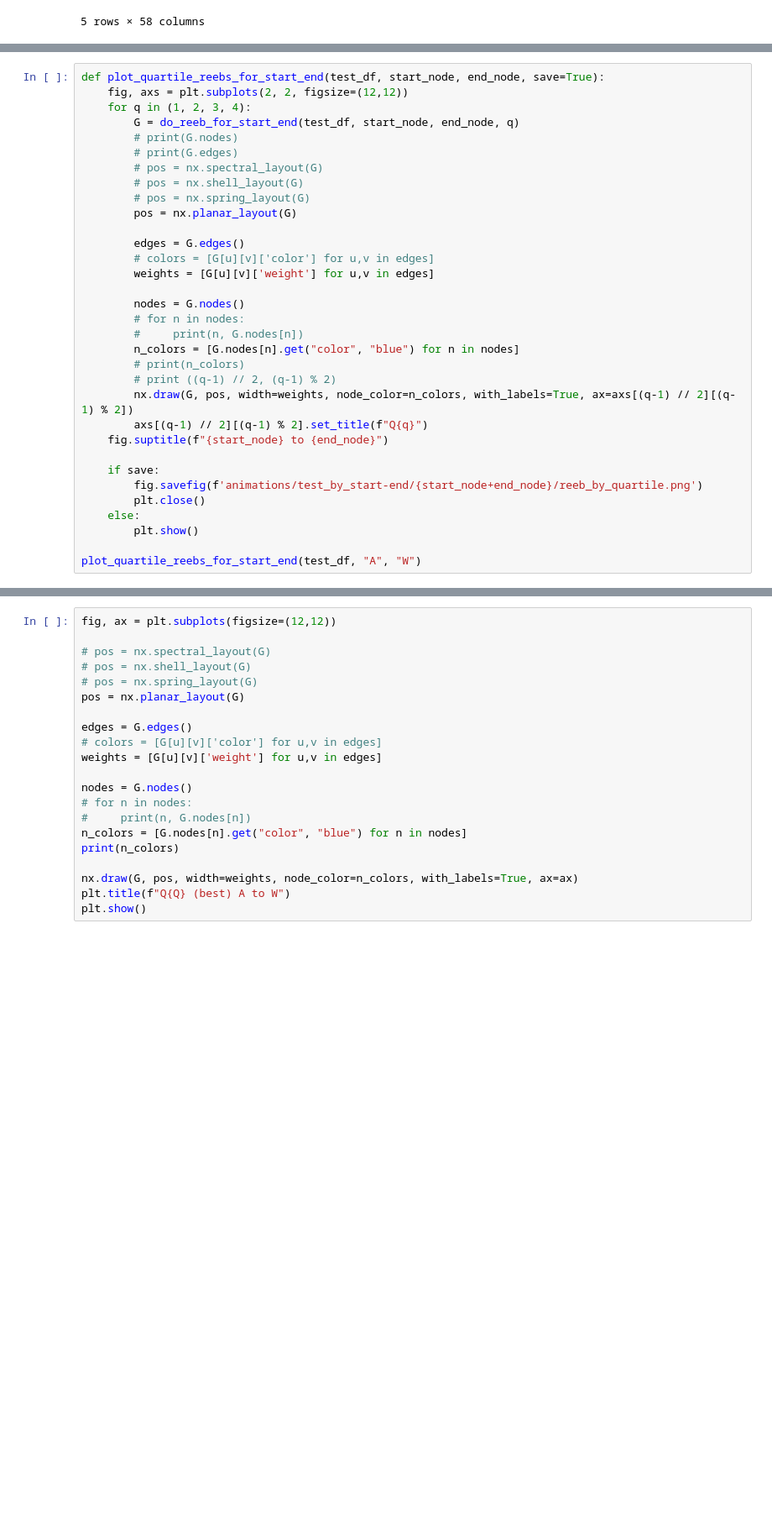
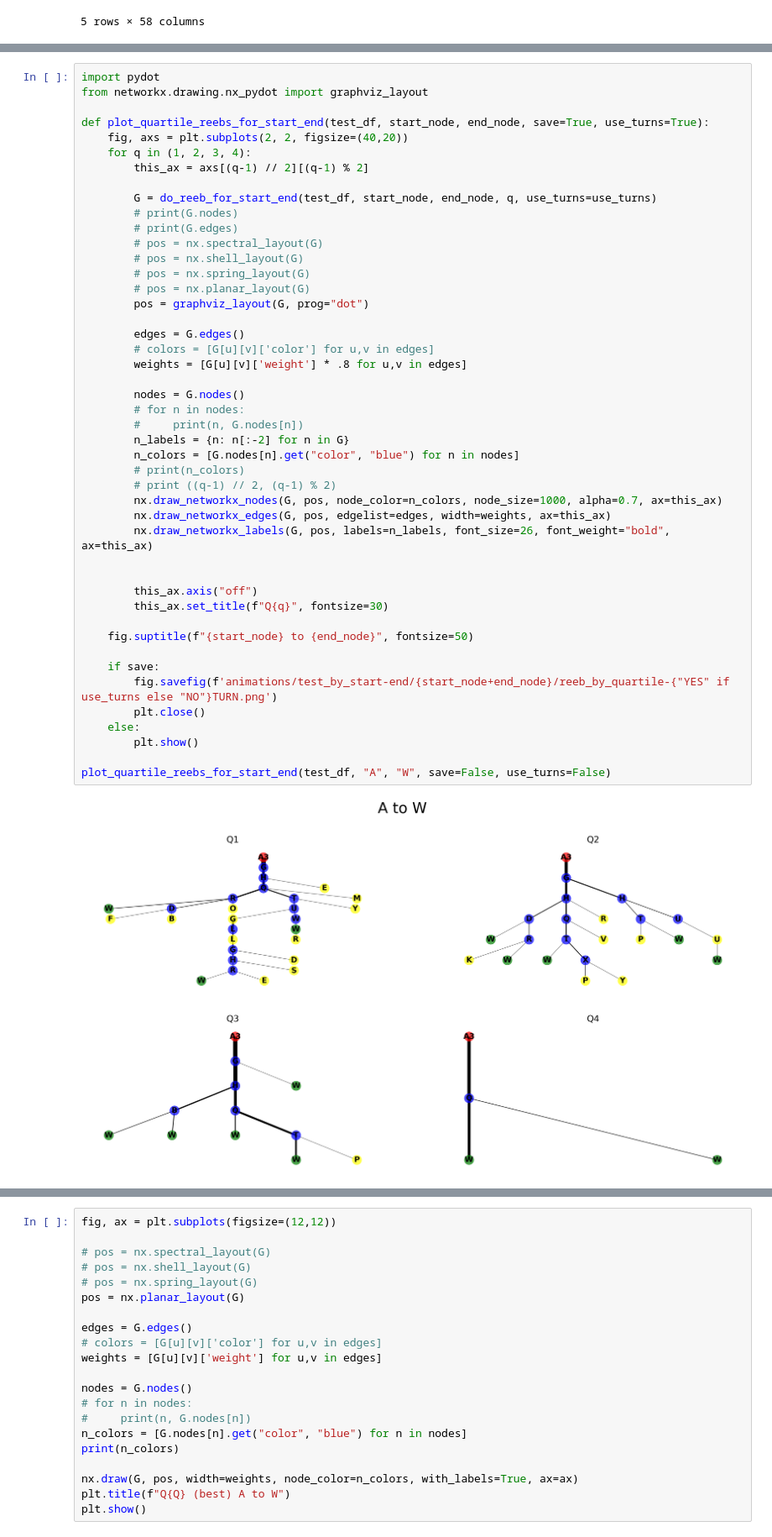
Before and after one commit to geometric-intelligence/mazedyn, a Jupyter notebook: mazedyn/reeb_clean.ipynb, the cells around one changed output, grey strips where cells are left out. Shown: that part at 84% size. Cells and saved outputs as stored; diff of their text form; blank space fills up the shorter version.

```diff
--- a/mazedyn/reeb_clean.ipynb
+++ b/mazedyn/reeb_clean.ipynb
@@ -138,36 +219,51 @@ print(G.edges)
 ['A3_0', 'G3_0', 'G2_0', 'H2_0', 'Q3_0', 'Q2_0', 'R2_0', 'R3_0', 'W4_0', 'F4_0', 'B4_0', 'R1_0', 'M3_0', 'T3_0', 'G4_0', 'Y3_0', 'E4_0', 'G3_1', 'L3_0', 'G1_0', 'W4_1', 'D3_0', 'L3_1', 'W4_2', 'O2_0', ...
 [('A3_0', 'G3_0'), ('G3_0', 'G2_0'), ('G2_0', 'H2_0'), ('G2_0', 'G3_1'), ('G2_0', 'O2_0'), ('H2_0', 'Q3_0'), ('H2_0', 'E4_0'), ('Q3_0', 'Q2_0'), ('Q3_0', 'T3_0'), ('Q2_0', 'R2_0'), ('Q2_0', 'R1_0'), ( ...
 # %%
-def plot_quartile_reebs_for_start_end(test_df, start_node, end_node, save=True):
-    fig, axs = plt.subplots(2, 2, figsize=(12,12))
+import pydot
+from networkx.drawing.nx_pydot import graphviz_layout
+
+def plot_quartile_reebs_for_start_end(test_df, start_node, end_node, save=True, use_turns=True):
+    fig, axs = plt.subplots(2, 2, figsize=(40,20))
     for q in (1, 2, 3, 4):
-        G = do_reeb_for_start_end(test_df, start_node, end_node, q)
+        this_ax = axs[(q-1) // 2][(q-1) % 2]
+
+        G = do_reeb_for_start_end(test_df, start_node, end_node, q, use_turns=use_turns)
         # print(G.nodes)
         # print(G.edges)
         # pos = nx.spectral_layout(G)
         # pos = nx.shell_layout(G)
         # pos = nx.spring_layout(G)
-        pos = nx.planar_layout(G)
+        # pos = nx.planar_layout(G)
+        pos = graphviz_layout(G, prog="dot")
 
         edges = G.edges()
         # colors = [G[u][v]['color'] for u,v in edges]
-        weights = [G[u][v]['weight'] for u,v in edges]
+        weights = [G[u][v]['weight'] * .8 for u,v in edges]
 
         nodes = G.nodes()
         # for n in nodes:
         #     print(n, G.nodes[n])
+        n_labels = {n: n[:-2] for n in G}
         n_colors = [G.nodes[n].get("color", "blue") for n in nodes]
         # print(n_colors)
         # print ((q-1) // 2, (q-1) % 2)
-        nx.draw(G, pos, width=weights, node_color=n_colors, with_labels=True, ax=axs[(q-1) // 2][(q-1) % 2])
-        axs[(q-1) // 2][(q-1) % 2].set_title(f"Q{q}")
-    fig.suptitle(f"{start_node} to {end_node}")
+        nx.draw_networkx_nodes(G, pos, node_color=n_colors, node_size=1000, alpha=0.7, ax=this_ax)
+        nx.draw_networkx_edges(G, pos, edgelist=edges, width=weights, ax=this_ax)
+        nx.draw_networkx_labels(G, pos, labels=n_labels, font_size=26, font_weight="bold", ax=this_ax)
+
+
+        this_ax.axis("off")
+        this_ax.set_title(f"Q{q}", fontsize=30)
+
+    fig.suptitle(f"{start_node} to {end_node}", fontsize=50)
 
     if save:
-        fig.savefig(f'animations/test_by_start-end/{start_node+end_node}/reeb_by_quartile.png')
+        fig.savefig(f'animations/test_by_start-end/{start_node+end_node}/reeb_by_quartile-{"YES" if use_turns else "NO"}TURN.png')
         plt.close()
     else:
         plt.show()
 
-plot_quartile_reebs_for_start_end(test_df, "A", "W")
+plot_quartile_reebs_for_start_end(test_df, "A", "W", save=False, use_turns=False)
+# %% [output]
+[figure, added]
 # %%
```
Also changed, not shown: parts of 3 cells of this notebook, 2 other files.
